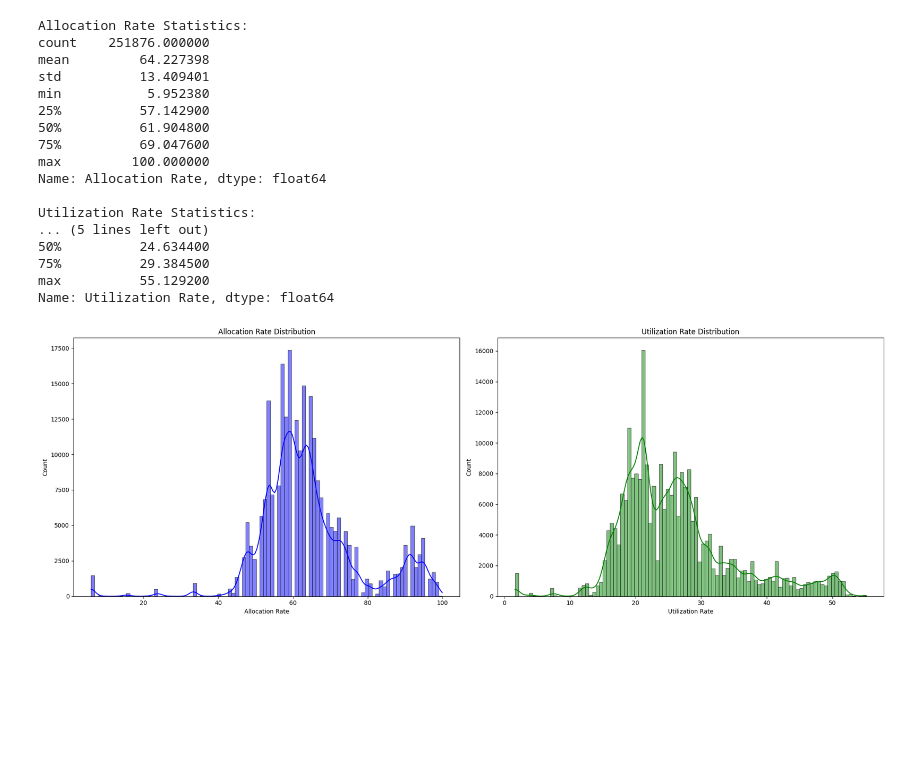
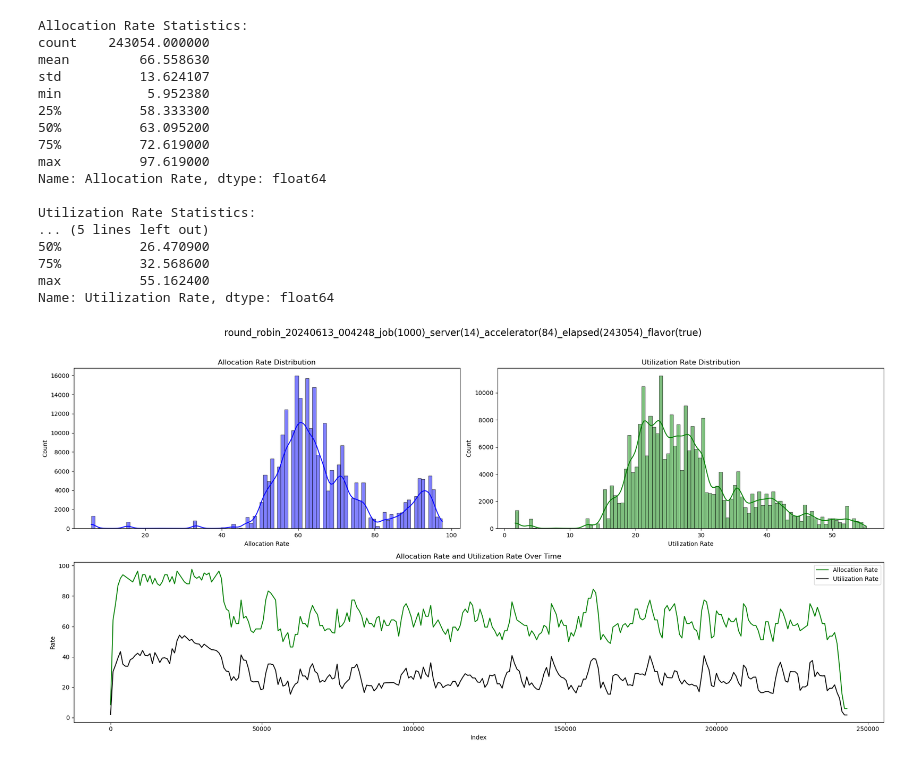
Before and after one commit to mystous/gpu_scheduler, a Jupyter notebook: gen_data/result_analysis.ipynb, the cells around one changed output. Cells and saved outputs as stored; diff of their text form; code cells hidden in the pictures; blank space fills up the shorter version.

```diff
--- a/gen_data/result_analysis.ipynb
+++ b/gen_data/result_analysis.ipynb
@@ -9,3 +180,24 @@ display(HTML("<style>.jp-Cell { margin-left: -35% !important; margin-right: -35%
+# %%
+plot_and_show_statistics_("round_robin_20240613_004248_job(1000)_server(14)_accelerator(84)_elapsed(243054)_flavor(true).result", 100)
+# %% [output]
+Allocation Rate Statistics:
+count    243054.000000
+mean         66.558630
+std          13.624107
+min           5.952380
+25%          58.333300
+50%          63.095200
+75%          72.619000
+max          97.619000
+Name: Allocation Rate, dtype: float64
+
+Utilization Rate Statistics:
+... (5 lines left out)
+50%          26.470900
+75%          32.568600
+max          55.162400
+Name: Utilization Rate, dtype: float64
+[figure, added]
 # %%
 def plot_and_show_statistics(filename, bin_count):
     # CSV 파일 읽기
@@ -38,24 +231,3 @@ def plot_and_show_statistics(filename, bin_count):
     # 그래프를 png 파일로 저장
     plt.savefig(png_filename)
     plt.show()
-# %%
-plot_and_show_statistics("compact_20240612_165903_server(14)_accelerator(84)_elapsed(251876)_flavor.result", 100)
-# %% [output]
-Allocation Rate Statistics:
-count    251876.000000
-mean         64.227398
-std          13.409401
-min           5.952380
-25%          57.142900
-50%          61.904800
-75%          69.047600
-max         100.000000
-Name: Allocation Rate, dtype: float64
-
-Utilization Rate Statistics:
-... (5 lines left out)
-50%          24.634400
-75%          29.384500
-max          55.129200
-Name: Utilization Rate, dtype: float64
-[figure, removed]
```
Also changed, not shown: parts of 8 cells of this notebook, 22 other files.
